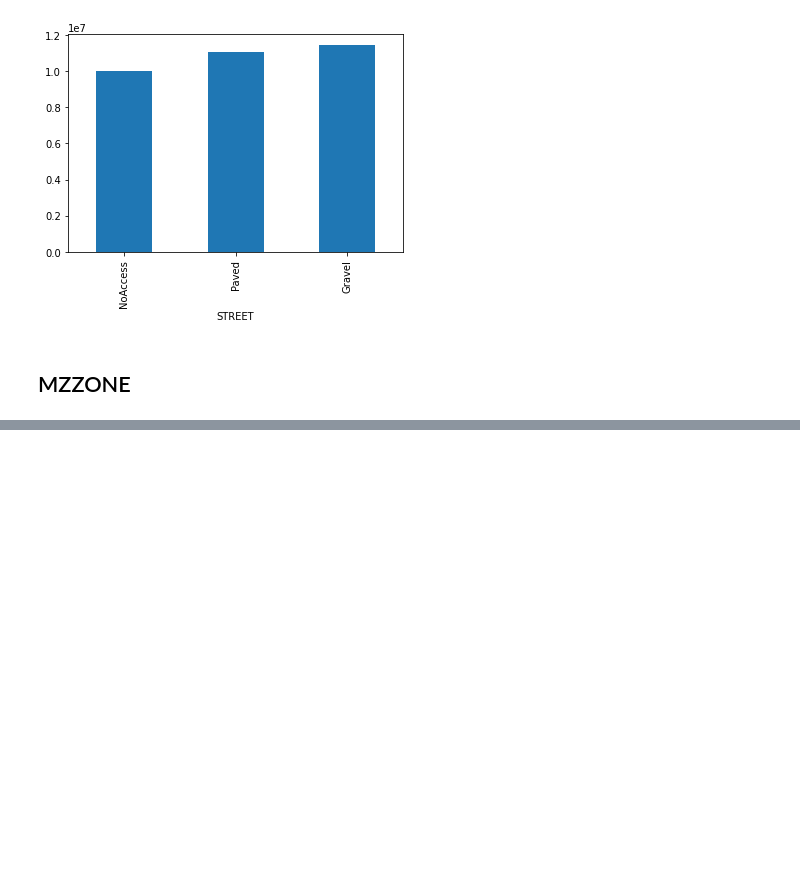
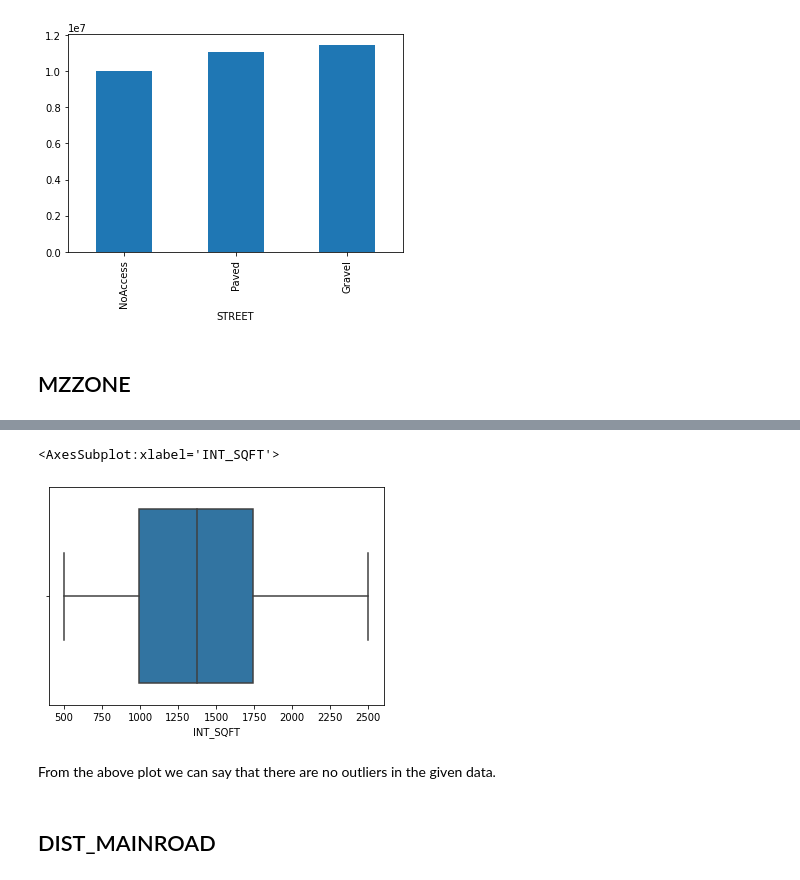
Before and after one commit to Harish-aditya/House-price-prediction, a Jupyter notebook: House price prediction.ipynb, the cells around one changed output, grey strips where cells are left out. Drawn from its saved outputs; the diff is of its cells as text; code cells hidden in the pictures; blank space fills up the shorter version.

Commit message:
second DATA cleaning

```diff
--- a/House price prediction.ipynb
+++ b/House price prediction.ipynb
@@ -262,0 +306,9 @@ df['STREET'].unique()
+# %%
+sns.boxplot(df['INT_SQFT'])
+# %% [output]
+<AxesSubplot:xlabel='INT_SQFT'>
+[figure, added]
+# %% [markdown]
+From the above plot we can say that there are no outliers in the given data.
+# %% [markdown]
+## DIST_MAINROAD
```
Also changed, not shown: parts of 25 cells of this notebook.
